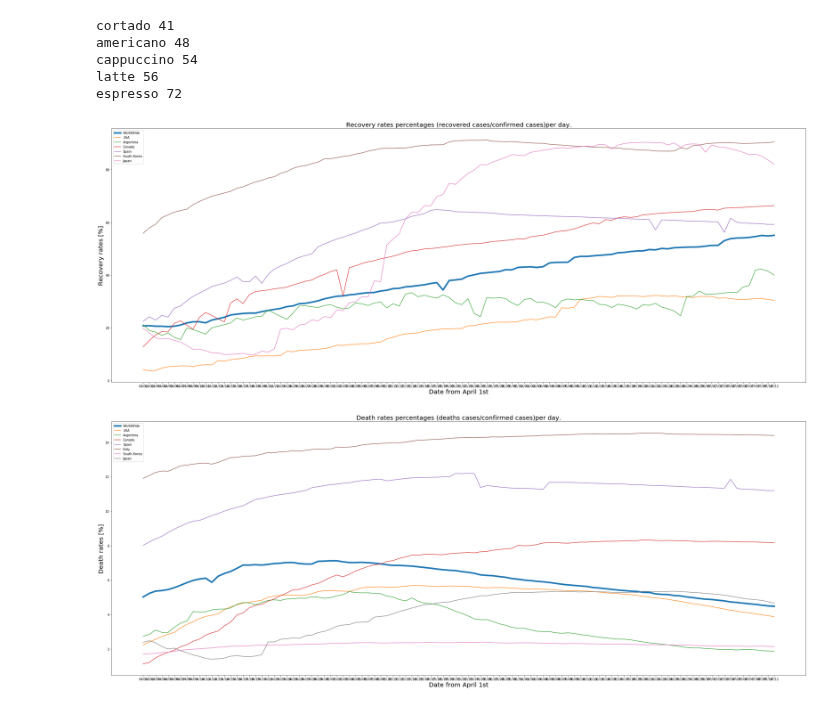
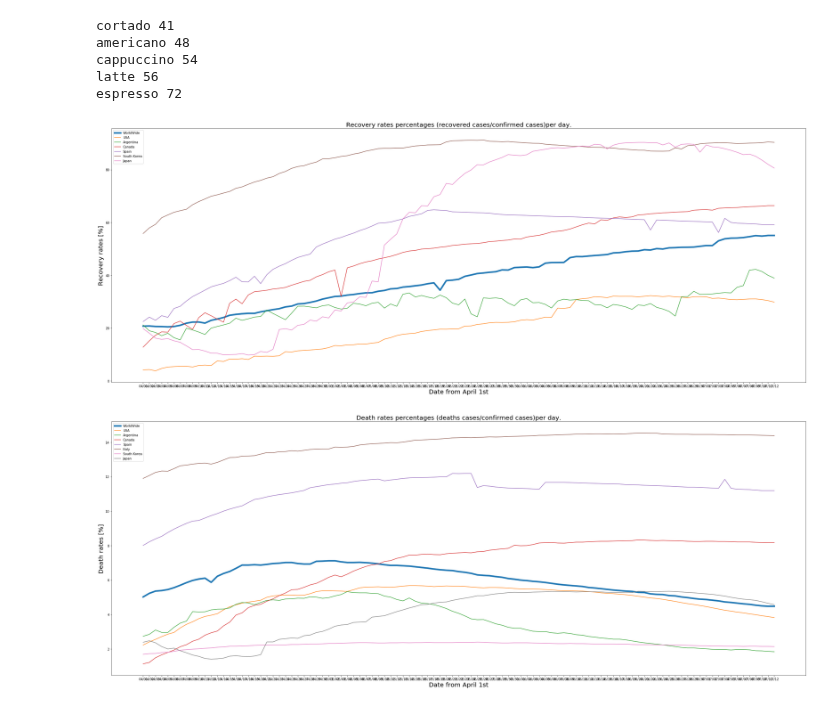
Before and after one commit to paulogs/Covid19_Data, a Jupyter notebook: CovidDataAnalisys.ipynb, the cells around one changed output. Drawn from its saved outputs; the diff is of its cells as text; code cells hidden in the pictures.

```diff
--- a/CovidDataAnalisys.ipynb
+++ b/CovidDataAnalisys.ipynb
@@ -659,16 +658,18 @@ while Countries_data:
                 Japan_deathsPer.append(float(Countries_data_list[5]))
 
 #USA_RecoveredPer.pop()
-#USA_RecoveredPer.pop()
+USA_RecoveredPer.pop()
 Arg_RecoveredPer.pop()
 Italy_RecoveredPer.pop()
-#SKorea_RecoveredPer.pop()
+SKorea_RecoveredPer.pop()
 Japan_RecoveredPer.pop()
+Spain_RecoveredPer.pop()
 
-#USA_deathsPer.pop()
+USA_deathsPer.pop()
 Arg_deathsPer.pop()
 Italy_deathsPer.pop()
-#SKorea_deathsPer.pop()
+SKorea_deathsPer.pop()
+Spain_deathsPer.pop()
 Japan_deathsPer.pop()
 
 #print(WW_RecoveredPer)
@@ -681,34 +682,34 @@ per.plot(updated, Spain_RecoveredPer, label = "Spain")
 #per.plot(updated, Italy_RecoveredPer, label = "Italy")
 per.plot(updated, SKorea_RecoveredPer, label = "South Korea")
 per.plot(updated, Japan_RecoveredPer, label = "Japan")
 plt.ylabel('Recovery rates [%]', fontsize=20)
 plt.xlabel('Date from April 1st', fontsize=20)
 per.legend()
 per.set_title("Recovery rates percentages (recovered cases/confirmed cases)per day.", fontsize=20)
 plt.savefig('C:\\Users\\paulo\\Documents\\Paulo\\Covid19_Data\\OfficialGraph\\RecoveredRatesCountries.png')
 
 fig, per = plt.subplots(figsize=(40, 15))
 per.plot(updated, WW_deathsPer, linewidth=5, label = "WorldWide")
 per.plot(updated, USA_deathsPer, label = "USA")
 per.plot(updated, Arg_deathsPer, label = "Argentina")
 per.plot(updated, Canada_deathsPer, label = "Canada")
 per.plot(updated, Spain_deathsPer, label = "Spain")
 per.plot(updated, Italy_deathsPer, label = "Italy")
 per.plot(updated, SKorea_deathsPer, label = "South Korea")
 per.plot(updated, Japan_deathsPer, label = "Japan")
 plt.ylabel('Death rates [%]', fontsize=20)
 plt.xlabel('Date from April 1st', fontsize=20)
 per.legend()
 per.set_title("Death rates percentages (deaths cases/confirmed cases)per day.", fontsize=20)
 plt.savefig('C:\\Users\\paulo\\Documents\\Paulo\\Covid19_Data\\OfficialGraph\\DeathRatesCountries.png')
 
 
 
 plt.show()
 
 Countries_cal_file.close()
 # %% [output]
-[figure, old version]
+[figure, new version]
 [figure]
 # %%
 from datetime import date
```
Also changed, not shown: parts of 3 cells of this notebook, 19 other files.
